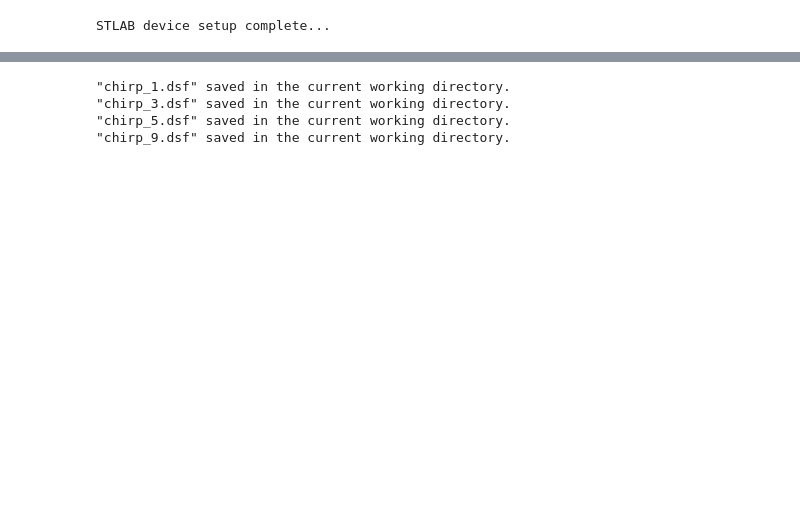
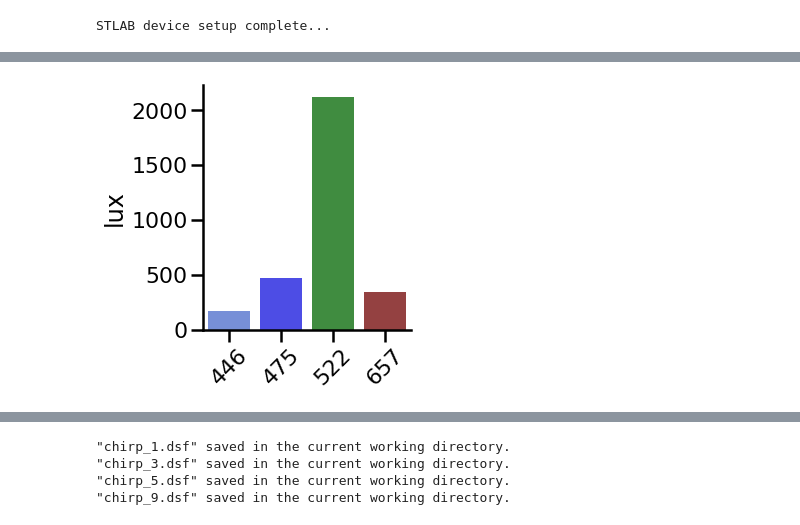
Before and after one commit to PyPlr/cvd_pupillometry, a Jupyter notebook: code/PyPlr/pyplr/notebooks/chirps.ipynb, the cells around one changed output, grey strips where cells are left out. Cells and saved outputs as stored; diff of their text form; code cells hidden in the pictures; blank space fills up the shorter version.

```diff
--- a/code/PyPlr/pyplr/notebooks/chirps.ipynb
+++ b/code/PyPlr/pyplr/notebooks/chirps.ipynb
@@ -77,0 +122,21 @@ df.to_dict()
+# %%
+c = stlab.get_led_colors()
+c = [c[i] for i in stim_info.index.get_level_values(0)]
+d = stim_info.reset_index().melt(id_vars=['led','intensity'],
+                          value_name='flux',
+                          var_name='aopic')
+d = d[d.aopic=='lux']
+fg = sns.catplot(x='led',
+                  y='flux',
+                  data=d,
+                  kind='bar',
+                  palette=c,
+                  alpha=.8,
+                legend=False)
+fg.set(xlabel='',
+       ylabel='lux',
+       xticklabels=new_labels)
+plt.xticks(rotation=45)
+plt.savefig('chirp_lux.svg')
+# %% [output]
+[figure, added]
```
Also changed, not shown: parts of 10 cells of this notebook, 4 other files.
